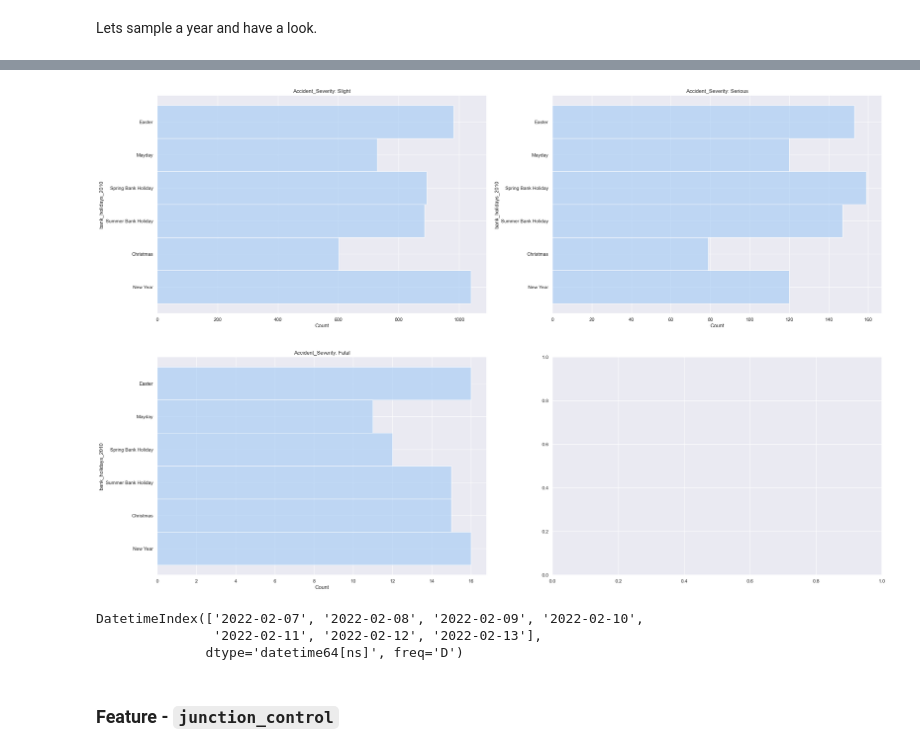
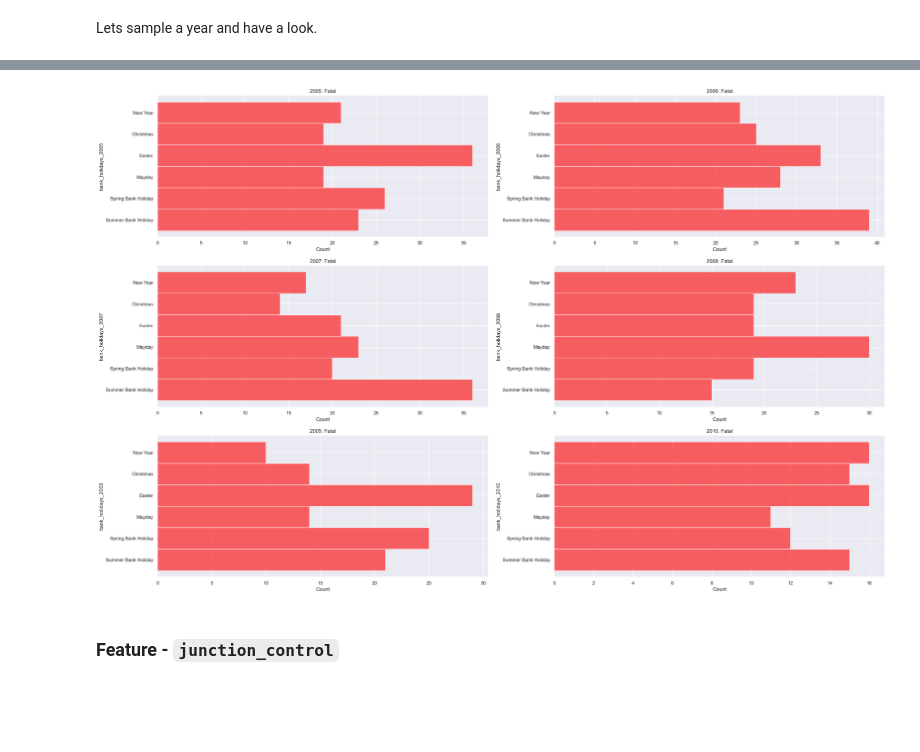
Before and after one commit to kmedri/-Omdena_Predicting_RTC_Severity_main, a Jupyter notebook: Group_1_Predicting_RTC_Severity/Predicting_RTC_Severity.ipynb, the cells around one changed output, grey strips where cells are left out. Drawn from its saved outputs; the diff is of its cells as text; code cells hidden in the pictures; blank space fills up the shorter version.

Commit message:
Updated Predicticting_RTC_Severity, added Michael and Owais notebooks

```diff
--- a/Group_1_Predicting_RTC_Severity/Predicting_RTC_Severity.ipynb
+++ b/Group_1_Predicting_RTC_Severity/Predicting_RTC_Severity.ipynb
@@ -393,8 +393,7 @@ Lets highlight the columns we can drop and the reasons behind our decision:
 
 Lets remove these columns.
 # %%
-df_accident.drop(['Accident_Index',
-                  'Location_Northing_OSGR',
+df_accident.drop(['Location_Northing_OSGR',
                   'Location_Easting_OSGR',
                   'LSOA_of_Accident_Location',
                   '1st_Road_Number',
@@ -633,0 +641,2 @@ memory usage: 197.9+ MB
+# %%
+df_accident = df_accident.reset_index(level=0)
@@ -871,0 +943,9 @@ df_accident['date'] = df_accident['date'].dt.strftime('%d/%m/%Y')
+# %%
+
+print(f"Data type of Date Column: {df_accident['date'].dtype}")
+df_accident["date"] =  pd.to_datetime(df_accident["date"], dayfirst=True, format='%d/%m/%Y')
+print(df_accident['date'][1])
+print(f"Data type of Date Column: {df_accident['date'].dtype}")
+df_accident['date'] = df_accident['date'].dt.strftime('%d/%m/%Y')
+print(df_accident['date'][1])
+print(f"Data type of Date Column: {df_accident['date'].dtype}")
@@ -1104,6 +1201,6 @@ Lets create a new feature set of UK Bank Holidays.
 # %%
 bank_hols_2005 = {
-    'Easter': [bank_hols_2005.strftime('%d/%m/%Y') for bank_hols_2005 in pd.date_range(pd.to_datetime('25/05/2005', dayfirst=True), periods=4)],
+    'Easter': [bank_hols_2005.strftime('%d/%m/%Y') for bank_hols_2005 in pd.date_range(pd.to_datetime('25/03/2005', dayfirst=True), periods=4)],
     'Mayday': [bank_hols_2005.strftime('%d/%m/%Y') for bank_hols_2005 in pd.date_range(pd.to_datetime('30/04/2005', dayfirst=True), periods=3)],
     'Spring Bank Holiday': [bank_hols_2005.strftime('%d/%m/%Y') for bank_hols_2005 in pd.date_range(pd.to_datetime('28/04/2005', dayfirst=True), periods=3)],
     'Summer Bank Holiday': [bank_hols_2005.strftime('%d/%m/%Y') for bank_hols_2005 in pd.date_range(pd.to_datetime('28/08/2005', dayfirst=True), periods=3)],
@@ -1129,7 +1226,7 @@ bank_hols_2007 = {
     'Mayday': [bank_hols_2007.strftime('%d/%m/%Y') for bank_hols_2007 in pd.date_range(pd.to_datetime('05/05/2007', dayfirst=True), periods=3)],
     'Spring Bank Holiday': [bank_hols_2007.strftime('%d/%m/%Y') for bank_hols_2007 in pd.date_range(pd.to_datetime('26/05/2007', dayfirst=True), periods=3)],
     'Summer Bank Holiday': [bank_hols_2007.strftime('%d/%m/%Y') for bank_hols_2007 in pd.date_range(pd.to_datetime('25/08/2007', dayfirst=True), periods=3)],
-    'Christmas': [bank_hols_2007.strftime('%d/%m/%Y') for bank_hols_2007 in pd.date_range(pd.to_datetime('25/12/2007', dayfirst=True), periods=8)],
+    'Christmas': [bank_hols_2007.strftime('%d/%m/%Y') for bank_hols_2007 in pd.date_range(pd.to_datetime('25/12/2007', dayfirst=True), periods=4)],
     'New Year': [bank_hols_2007.strftime('%d/%m/%Y') for bank_hols_2007 in pd.date_range(pd.to_datetime('30/12/2007', dayfirst=True), periods=3)]
 }
 
@@ -1372,40 +1393,39 @@ df_avgs
 # %%
-df_bank_hols.bank_holidays_2010 = pd.Categorical(values=df_bank_hols.bank_holidays_2010,
-                                    categories=['Easter', 'Mayday',
-                                                'Spring Bank Holiday',
-                                                'Summer Bank Holiday',
-                                                'Christmas',
-                                                'New Year'
-                                                ]
-                                    ) # Set the order for the column as you want
-df_bank_hols.sort_values(['bank_holidays_2010'], inplace=True) # Sort the column
+fig, ax = plt.subplots(3, 2, figsize=(30, 20))
 
-fig, ax = plt.subplots(2, 2, figsize=(30, 20))
-
-sns.histplot(df_bank_hols[df_bank_hols['accident_severity'] == 'Slight'],
-             y='bank_holidays_2010',
+sns.histplot(df_bank_hols[df_bank_hols['accident_severity'] == 'Fatal'],
+             y='bank_holidays_2005', color='red',
              alpha=0.6, bins=50, ax=ax[0, 0]
-             ).set(title=f"Accident_Severity: Slight")
-
-sns.histplot(df_bank_hols[df_bank_hols["accident_severity"] == "Serious"],
-             y='bank_holidays_2010',
-             alpha=0.6, bins=50, ax=ax[0, 1]
-             ).set(title=f"Accident_Severity: Serious")
+             ).set(title=f'2005: Fatal')
 
 sns.histplot(df_bank_hols[df_bank_hols["accident_severity"] == "Fatal"],
-             y='bank_holidays_2010',
+             y='bank_holidays_2006', color='red',
+             alpha=0.6, bins=50, ax=ax[0, 1]
+             ).set(title=f'2006: Fatal')
+
+sns.histplot(df_bank_hols[df_bank_hols["accident_severity"] == "Fatal"],
+             y='bank_holidays_2007', color='red',
              alpha=0.6, bins=50, ax=ax[1, 0]
-             ).set(title=f"Accident_Severity: Fatal")
+             ).set(title=f'2007: Fatal')
+
+sns.histplot(df_bank_hols[df_bank_hols["accident_severity"] == "Fatal"],
+             y='bank_holidays_2008', color='red',
+             alpha=0.6, bins=50, ax=ax[1, 1]
+             ).set(title=f'2008: Fatal')
+
+sns.histplot(df_bank_hols[df_bank_hols["accident_severity"] == "Fatal"],
+             y='bank_holidays_2009', color='red',
+             alpha=0.6, bins=50, ax=ax[2, 0]
+             ).set(title=f'2009: Fatal')
+
+sns.histplot(df_bank_hols[df_bank_hols["accident_severity"] == "Fatal"],
+             y='bank_holidays_2010', color='red',
+             alpha=0.6, bins=50, ax=ax[2, 1]
+             ).set(title=f'2010: Fatal')
 
 plt.show()  ## and plot
 # %% [output]
-[figure, old version]
+[figure, new version]
-# %%
-pd.date_range('2022-2-7', periods=7)
-# %% [output]
-DatetimeIndex(['2022-02-07', '2022-02-08', '2022-02-09', '2022-02-10',
-               '2022-02-11', '2022-02-12', '2022-02-13'],
-              dtype='datetime64[ns]', freq='D')
 # %% [markdown]
 ### Feature - `junction_control`
 # %% [markdown]
```
Also changed, not shown: parts of 60 cells of this notebook, 3 other files.
